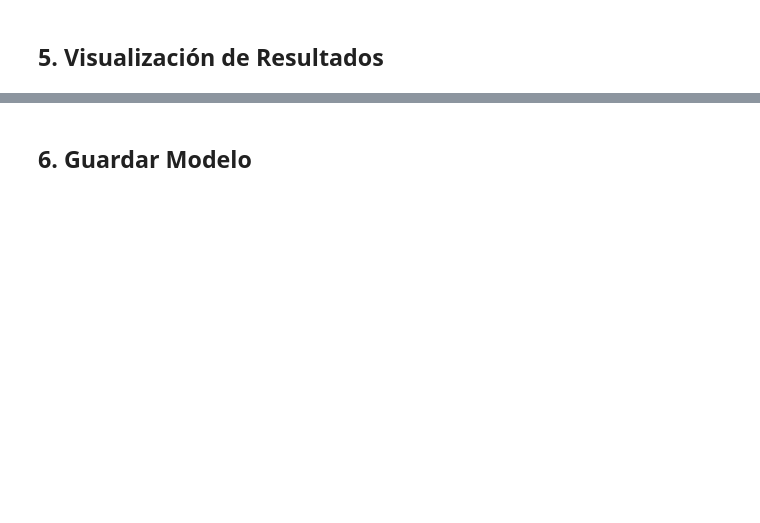
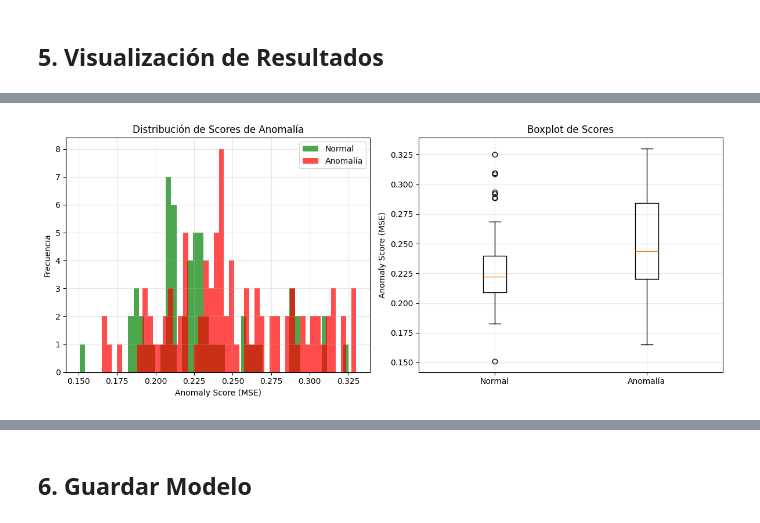
Before and after one commit to davidacunalopez/TAR5IA-Imagenes-generativas, a Jupyter notebook: Tarea05.ipynb, the cells around one changed output, grey strips where cells are left out. Cells and saved outputs as stored; diff of their text form; code cells hidden in the pictures; blank space fills up the shorter version.

```diff
--- a/Tarea05.ipynb
+++ b/Tarea05.ipynb
@@ -1036,5 +1329,44 @@ def denormalize(tensor, mean=[0.485, 0.456, 0.406], std=[0.229, 0.224, 0.225]):
 # %%
-# Visualizar distribución de scoresnormal_scores = anomaly_scores[test_labels == 0]anomaly_scores_plot = anomaly_scores[test_labels == 1]plt.figure(figsize=(12, 5))plt.subplot(1, 2, 1)plt.hist(normal_scores, bins=50, alpha=0.7, label='Normal', color='green')plt.hist(anomaly_scores_plot, bins=50, alpha=0.7, label='Anomalía', color='red')plt.xlabel('Anomaly Score (MSE)')plt.ylabel('Frecuencia')plt.title('Distribución de Scores de Anomalía')plt.legend()plt.grid(True, alpha=0.3)plt.subplot(1, 2, 2)plt.boxplot([normal_scores, anomaly_scores_plot], tick_labels=['Normal', 'Anomalía'])plt.ylabel('Anomaly Score (MSE)')plt.title('Boxplot de Scores')plt.grid(True, alpha=0.3)plt.tight_layout()score_dist_path = os.path.join(DRIVE_BASE_PATH, 'score_distribution.png')plt.savefig(score_dist_path)plt.show()# Loggear distribución de scores en wandbwandb.log({    "eval/score_distribution": wandb.Image(score_dist_path),    "eval/normal_scores_mean": float(normal_scores.mean()),    "eval/normal_scores_std": float(normal_scores.std()),    "eval/anomaly_scores_mean": float(anomaly_scores_plot.mean()),    "eval/anomaly_scores_std": float(anomaly_scores_plot.std())})# Crear histograma interactivo en wandbwandb.log({    "eval/scores_histogram": wandb.Histogram(anomaly_scores, num_bins=50)})
+# Visualizar distribución de scores
+normal_scores = anomaly_scores[test_labels == 0]
+anomaly_scores_plot = anomaly_scores[test_labels == 1]
+
+plt.figure(figsize=(12, 5))
+plt.subplot(1, 2, 1)
+plt.hist(normal_scores, bins=50, alpha=0.7, label='Normal', color='green')
+plt.hist(anomaly_scores_plot, bins=50, alpha=0.7, label='Anomalía', color='red')
+plt.xlabel('Anomaly Score (MSE)')
+plt.ylabel('Frecuencia')
+plt.title('Distribución de Scores de Anomalía')
+plt.legend()
+plt.grid(True, alpha=0.3)
+
+plt.subplot(1, 2, 2)
+plt.boxplot([normal_scores, anomaly_scores_plot], tick_labels=['Normal', 'Anomalía'])
+plt.ylabel('Anomaly Score (MSE)')
+plt.title('Boxplot de Scores')
+plt.grid(True, alpha=0.3)
+plt.tight_layout()
+
+score_dist_path = os.path.join(DRIVE_BASE_PATH, 'score_distribution.png')
+plt.savefig(score_dist_path)
+plt.show()
+
+# Loggear distribución de scores en wandb
+wandb_logger.experiment.log({
+    "eval/score_distribution": wandb.Image(score_dist_path),
+    "eval/normal_scores_mean": float(normal_scores.mean()),
+    "eval/normal_scores_std": float(normal_scores.std()),
+    "eval/anomaly_scores_mean": float(anomaly_scores_plot.mean()),
+    "eval/anomaly_scores_std": float(anomaly_scores_plot.std())
+})
+
+# Crear histograma interactivo en wandb
+wandb_logger.experiment.log({
+    "eval/scores_histogram": wandb.Histogram(anomaly_scores, num_bins=50)
+})
+# %% [output]
+[figure, added]
 # %%
 # Encontrar mejores y peores reconstrucciones
 sorted_indices = np.argsort(anomaly_scores)
```
Also changed, not shown: parts of 12 cells of this notebook, 1 other file.
